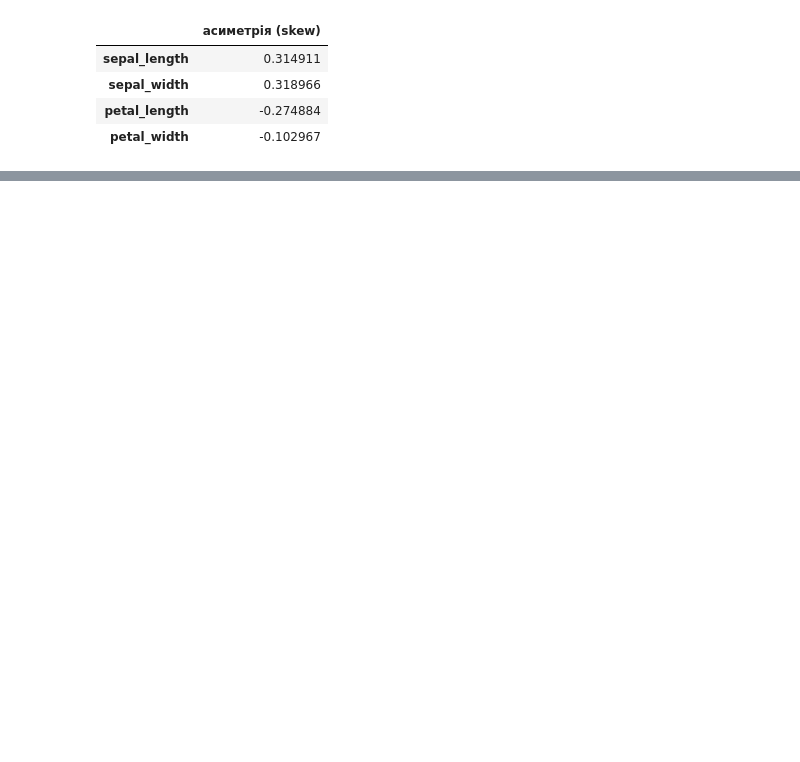
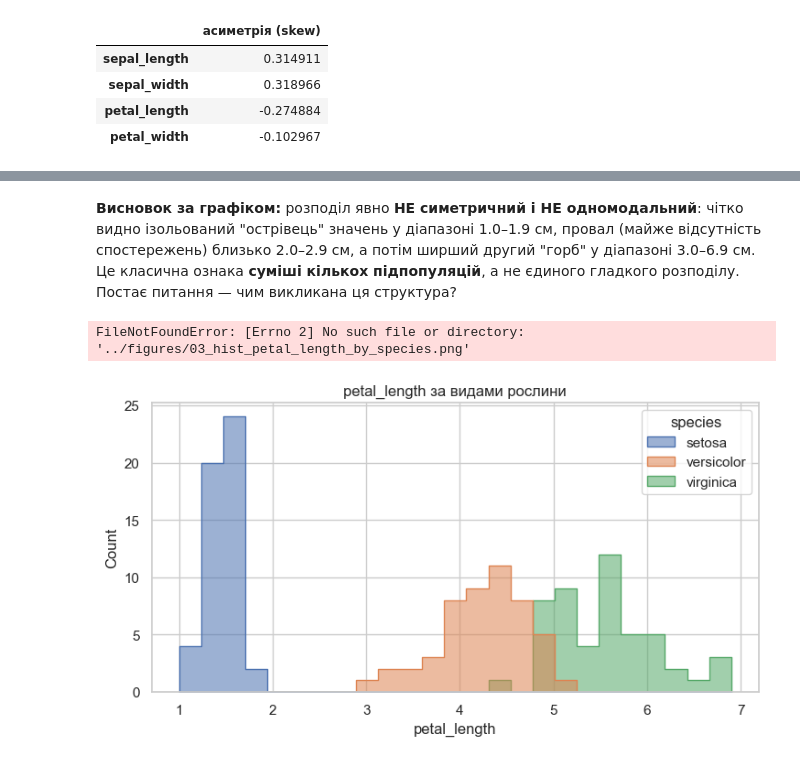
Before and after one commit to Yaroslav071315/machine-learning-course-volovnyk, a Jupyter notebook: practical01/notebook/Practical01.ipynb, the cells around one changed output, grey strips where cells are left out. Saved outputs shown, nothing was run; the diff lists cells and outputs as text; code cells hidden in the pictures; blank space fills up the shorter version.

```diff
--- a/practical01/notebook/Practical01.ipynb
+++ b/practical01/notebook/Practical01.ipynb
@@ -389,0 +285,13 @@ print("Кількість унікальних значень після при
+# %% [markdown]
+**Висновок за графіком:** розподіл явно **НЕ симетричний і НЕ одномодальний**: чітко видно ізольований "острівець" значень у діапазоні 1.0–1.9 см, провал (майже відсутність спостережень) близько 2.0–2.9 см, а потім ширший другий "горб" у діапазоні 3.0–6.9 см. Це класична ознака **суміші кількох підпопуляцій**, а не єдиного гладкого розподілу. Постає питання — чим викликана ця структура?
+# %%
+plt.figure(figsize=(7.5, 4.2))
+sns.histplot(data=df, x='petal_length', hue='species', bins=25, palette=palette,
+             element='step', multiple='layer', alpha=0.55)
+plt.title('petal_length за видами рослини')
+plt.tight_layout()
+plt.savefig('../figures/03_hist_petal_length_by_species.png', dpi=130, bbox_inches='tight')
+plt.show()
+# %% [output]
+FileNotFoundError: [Errno 2] No such file or directory: '../figures/03_hist_petal_length_by_species.png'
+[figure, added]
```
Also changed, not shown: parts of 77 cells of this notebook, 11 other files.
